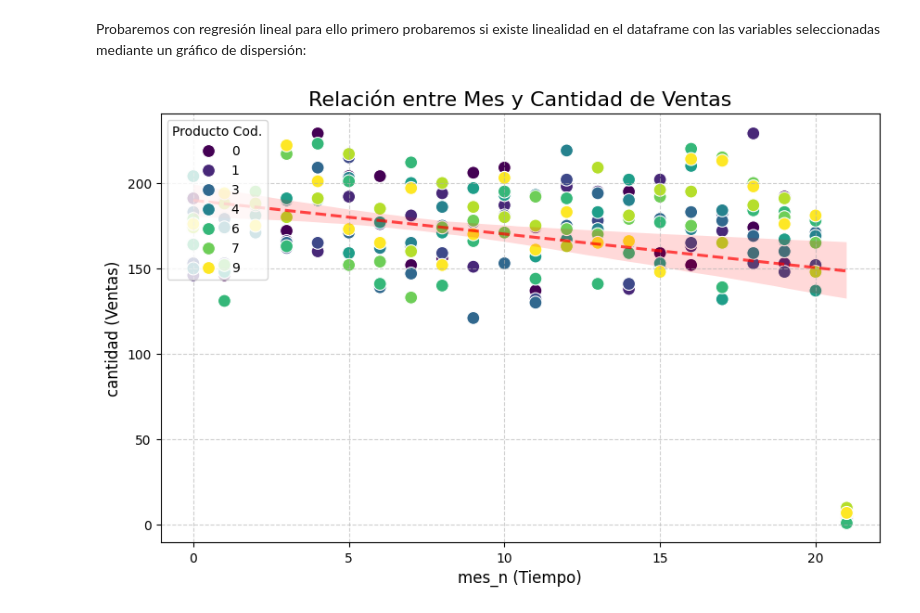
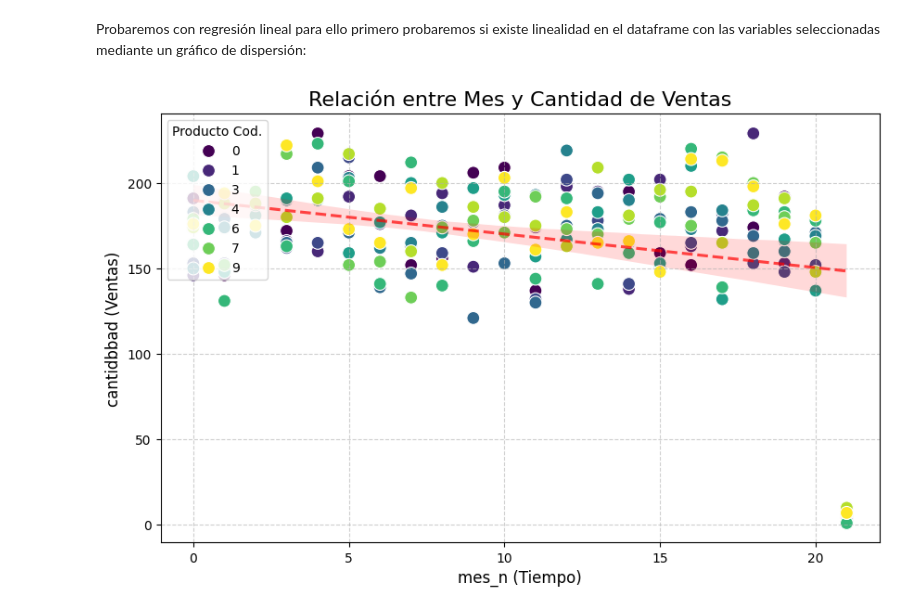
Before and after one commit to Arizael000/logisticPrediction, a Jupyter notebook: Version 2/Training_test.ipynb, the cells around one changed output. Cells and saved outputs as stored; diff of their text form; code cells hidden in the pictures.

```diff
--- a/Version 2/Training_test.ipynb
+++ b/Version 2/Training_test.ipynb
@@ -73,23 +73,23 @@ para ello primero probaremos si existe linealidad en el dataframe con las variab
 # %%
 import pandas as pd
 import matplotlib.pyplot as plt
 import seaborn as sns
 import numpy as np
 
-# Se recomienda usar Seaborn para visualizaciones estadísticas
+
 plt.figure(figsize=(10, 6))
 
 # Usamos 'hue' para ver si la relación cambia por producto_cod (variable categórica)
 sns.scatterplot(x='mes_n', y='cantidad', data=dfforPrediction, hue='producto_cod', palette='viridis', s=100)
 
-# Opcional: Agregar una línea de regresión lineal para visualizar la tendencia general
+# Agregar una línea de regresión lineal para visualizar la tendencia general  (Esto es solo para observar mejor)
 sns.regplot(x='mes_n', y='cantidad', data=dfforPrediction, scatter=False, color='red', line_kws={'linestyle': '--', 'alpha': 0.7})
 
 plt.title('Relación entre Mes y Cantidad de Ventas', fontsize=16)
 plt.xlabel('mes_n (Tiempo)', fontsize=12)
-plt.ylabel('cantidad (Ventas)', fontsize=12)
+plt.ylabel('cantidbbad (Ventas)', fontsize=12)
 plt.grid(True, linestyle='--', alpha=0.6)
 plt.legend(title='Producto Cod.', loc='upper left')
 plt.show()
 # %% [output]
-[figure, old version]
+[figure, new version]
```
Also changed, not shown: parts of 13 cells of this notebook, 7 other files.
